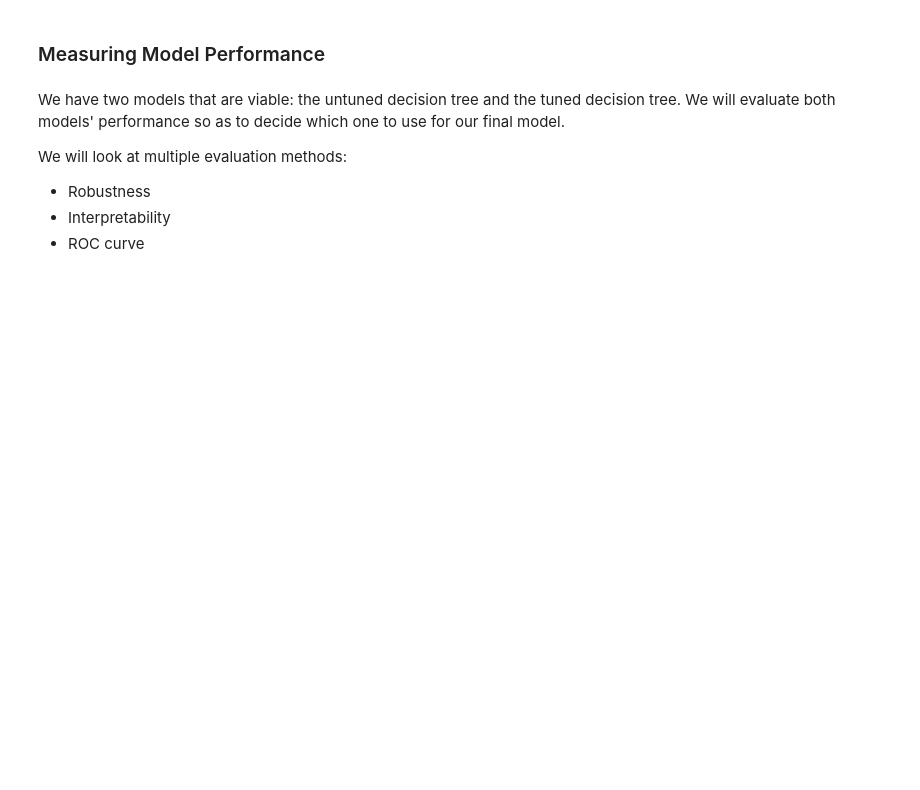
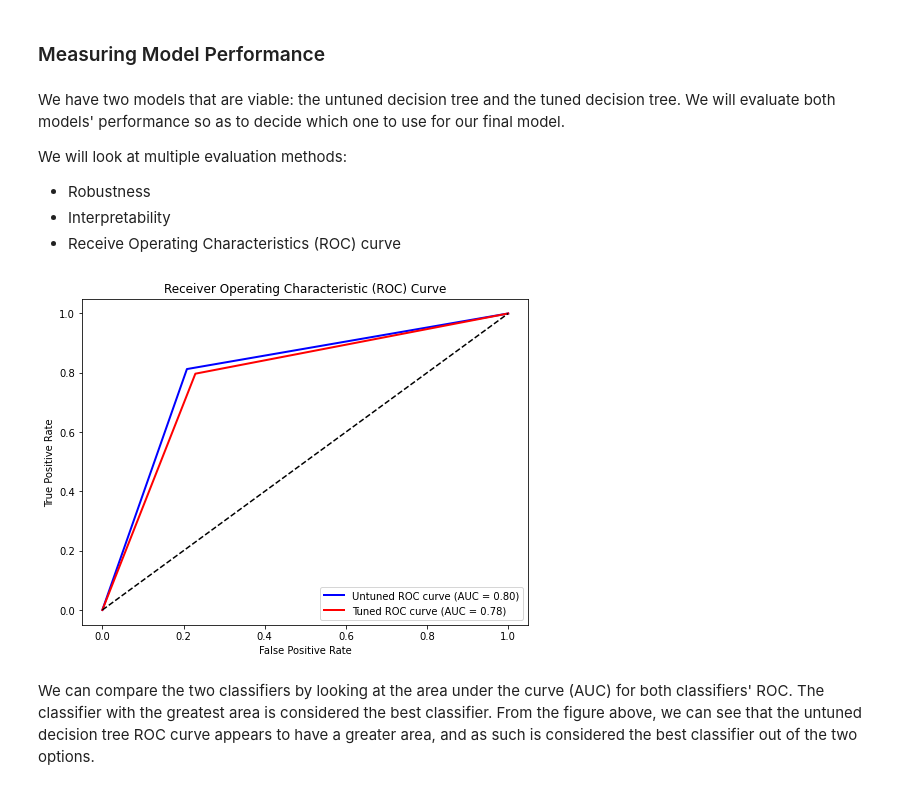
Before and after one commit to chidima-asika/win-with-us, a Jupyter notebook: the_code.ipynb, the cells around one changed output. Cells and saved outputs as stored; diff of their text form; code cells hidden in the pictures; blank space fills up the shorter version.

```diff
--- a/the_code.ipynb
+++ b/the_code.ipynb
@@ -761,10 +761,10 @@ param_grid = {
 }
 
 # Initialize the DecisionTreeClassifier
-clf = DecisionTreeClassifier()
+clf_2 = DecisionTreeClassifier()
 
 # Perform grid search with cross-validation
-grid_search = GridSearchCV(clf, param_grid, cv=5)
+grid_search = GridSearchCV(clf_2, param_grid, cv=5)
 grid_search.fit(x_train, y_train)
 
 # Get the best parameters
@@ -807,7 +807,7 @@ We have two models that are viable: the untuned decision tree and the tuned deci
 We will look at multiple evaluation methods:
 - Robustness
 - Interpretability
-- ROC curve
+- Receive Operating Characteristics (ROC) curve
 # %%
 # robustness
 # %%
@@ -816,0 +815,56 @@ We will look at multiple evaluation methods:
+# %%
+# ROC curve - untuned decision tree
+
+from sklearn.tree import DecisionTreeClassifier
+from sklearn.model_selection import train_test_split
+from sklearn.metrics import roc_curve, auc
+import matplotlib.pyplot as plt
+
+
+########## untuned decision tree: ##########
+
+clf_untuned = DecisionTreeClassifier()
+
+# Fit the model to the training data
+clf_untuned.fit(x_train, y_train)
+
+# Get the probabilities for the positive class
+y_probs_untuned = clf_untuned.predict_proba(x_test)[:, 1]
+
+# Calculate the ROC curve for untuned model
+fpr_untuned, tpr_untuned, thresholds_untuned = roc_curve(y_test, y_probs_untuned)
+roc_auc_untuned = auc(fpr_untuned, tpr_untuned)
+
+
+
+
+########## tuned decision tree: ##########
+clf_tuned = DecisionTreeClassifier(max_depth=8, min_samples_split=5)
+
+# Fit the model to the training data
+clf_tuned.fit(x_train, y_train)
+
+# Get the probabilities for the positive class
+y_probs_tuned = clf.predict_proba(x_test)[:, 1]
+
+# Calculate the ROC curve for tuned model
+fpr_tuned, tpr_tuned, thresholds_tuned = roc_curve(y_test, y_probs_tuned)
+roc_auc_tuned = auc(fpr_tuned, tpr_tuned)
+
+
+
+
+########## Plotting both ROC curves: ##########
+plt.figure(figsize=(8, 6))
+plt.plot(fpr_untuned, tpr_untuned, color='blue', lw=2, label='Untuned ROC curve (AUC = %0.2f)' % roc_auc_untuned)
+plt.plot(fpr_tuned, tpr_tuned, color='red', lw=2, label='Tuned ROC curve (AUC = %0.2f)' % roc_auc_tuned)
+plt.plot([0, 1], [0, 1], color='black', linestyle='--')
+plt.xlabel('False Positive Rate')
+plt.ylabel('True Positive Rate')
+plt.title('Receiver Operating Characteristic (ROC) Curve')
+plt.legend(loc='lower right')
+plt.show()
+# %% [output]
+[figure, added]
+# %% [markdown]
+We can compare the two classifiers by looking at the area under the curve (AUC) for both classifiers' ROC. The classifier with the greatest area is considered the best classifier. From the figure above, we can see that the untuned decision tree ROC curve appears to have a greater area, and as such is considered the best classifier out of the two options.
```
Also changed, not shown: parts of 5 cells of this notebook.
